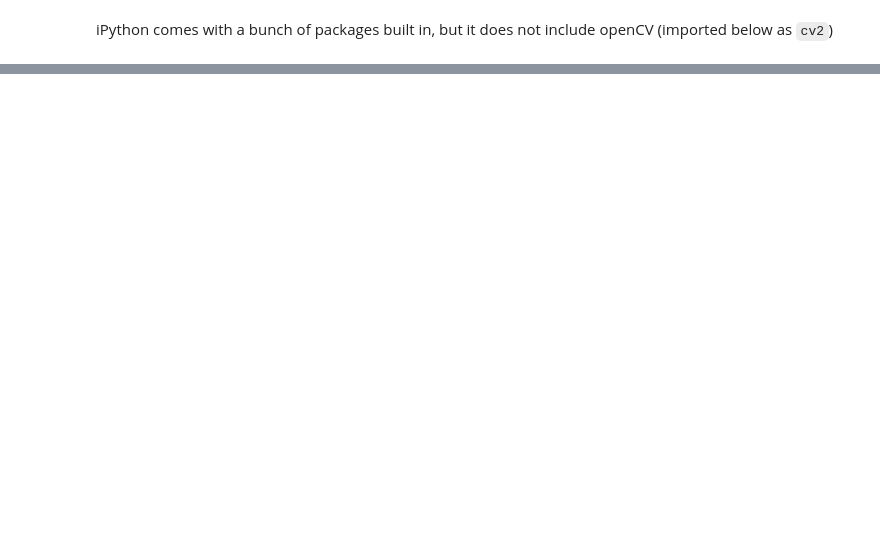
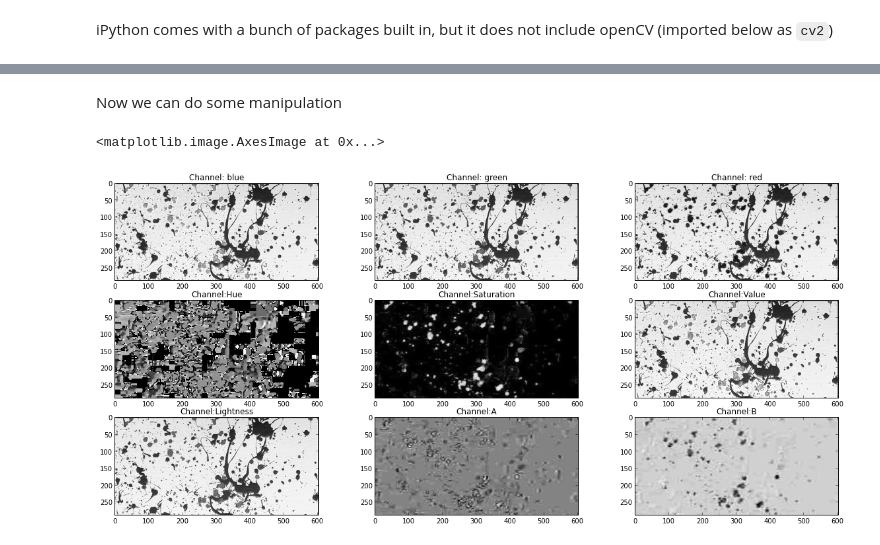
Before and after one commit to loughnane/tutorials, a Jupyter notebook: imageProcessing/CV.ipynb, the cells around one changed output, grey strips where cells are left out. Cells and saved outputs as stored; diff of their text form; code cells hidden in the pictures; blank space fills up the shorter version.

Commit message:
added some content around channel selection, thresholding, blob counting

```diff
--- a/imageProcessing/CV.ipynb
+++ b/imageProcessing/CV.ipynb
@@ -76,0 +95,58 @@ imshow
+# %%
+r,g,b=cv2.split(splatter_img)
+splatter_img = cv2.merge([b,g,r])
+# %% [markdown]
+Now we can do some manipulation
+# %%
+#first let's create an HSV and Lab representation of the image
+splatter_hsv=cv2.cvtColor(splatter_img,cv2.COLOR_BGR2HSV)
+splatter_lab=cv2.cvtColor(splatter_img,cv2.COLOR_BGR2LAB)
+
+#next, extract each channel from the BGR, HSV, and LAB color spaces
+
+splatter_blue=splatter_img[:,:,0] #get all the rows, all the columns, and the first channel
+splatter_green=splatter_img[:,:,1] #get all the rows, all the columns, and the second channel
+splatter_red=splatter_img[:,:,2] #get all the rows, all the columns, and the third channel
+
+splatter_h=splatter_hsv[:,:,0] #get all the rows, all the columns, and the first channel
+splatter_s=splatter_hsv[:,:,1] #get all the rows, all the columns, and the second channel
+splatter_v=splatter_hsv[:,:,2] #get all the rows, all the columns, and the third channel
+
+splatter_l=splatter_lab[:,:,0] #get all the rows, all the columns, and the first channel
+splatter_a=splatter_lab[:,:,1] #get all the rows, all the columns, and the second channel
+splatter_b=splatter_lab[:,:,2] #get all the rows, all the columns, and the third channel
+#
+
+#plotting stuff
+sx=subplot(3,3,1)
+sx.set_title("Channel: blue")
+sx.imshow(splatter_blue)
+sx=subplot(3,3,2)
+sx.set_title("Channel: green")
+sx.imshow(splatter_green)
+sx=subplot(3,3,3)
+sx.set_title("Channel: red")
+sx.imshow(splatter_red)
+
+sx=subplot(3,3,4)
+sx.set_title("Channel:Hue")
+sx.imshow(splatter_h)
+sx=subplot(3,3,5)
+sx.set_title("Channel:Saturation")
+sx.imshow(splatter_s)
+sx=subplot(3,3,6)
+sx.set_title("Channel:Value")
+sx.imshow(splatter_v)
+
+sx=subplot(3,3,7)
+sx.set_title("Channel:Lightness")
+sx.imshow(splatter_l)
+sx=subplot(3,3,8)
+sx.set_title("Channel:A")
+sx.imshow(splatter_a)
+sx=subplot(3,3,9)
+sx.set_title("Channel:B")
+sx.imshow(splatter_b)
+# %% [output]
+<matplotlib.image.AxesImage at 0x...>
+[figure, added]
```
Also changed, not shown: parts of 32 cells of this notebook.
